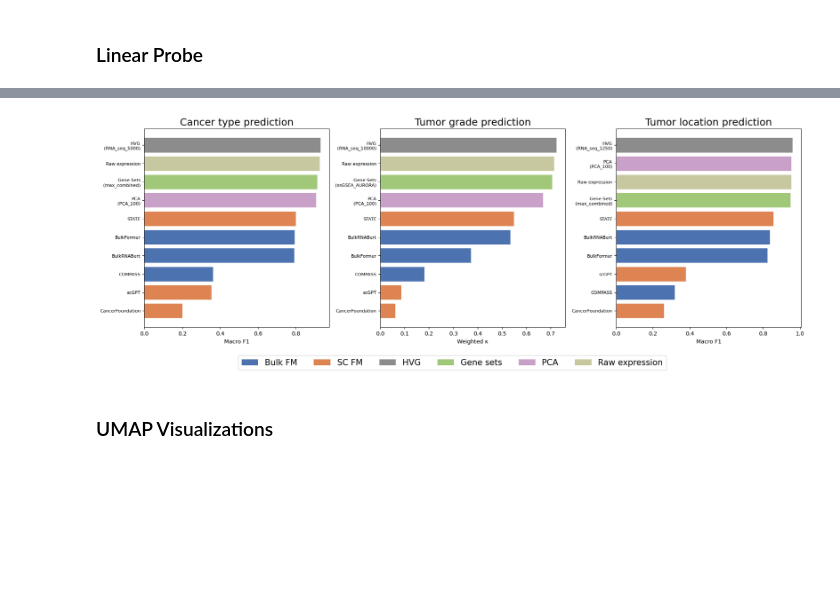
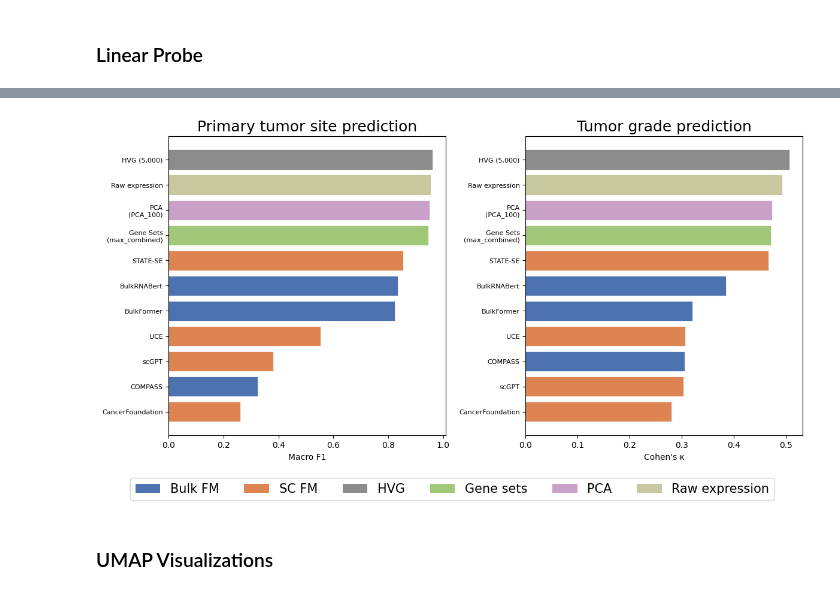
Before and after one commit to serenaklm/RNA-FM-benchmarking, a Jupyter notebook: notebooks/analyze_PFS_benchmarking_results.ipynb, the cells around one changed output, grey strips where cells are left out. Drawn from its saved outputs; the diff is of its cells as text; code cells hidden in the pictures; blank space fills up the shorter version.

```diff
--- a/notebooks/analyze_PFS_benchmarking_results.ipynb
+++ b/notebooks/analyze_PFS_benchmarking_results.ipynb
@@ -1119,11 +1122,12 @@ FM_DIM = {
     "scGPT":             512,
     "STATE":            2058,
     "CancerFoundation":  256,
+    "UCE":              1280,
 }
 FM_BASELINE_MAP = {
     fm: [("RNA_seq", "RNA_seq", dim)] for fm, dim in FM_DIM.items()
 }
-FM_ORDER = ["COMPASS", "BulkRNABert", "CancerFoundation", "scGPT", "BulkFormer", "STATE", ]
+FM_ORDER = ["COMPASS", "BulkRNABert", "CancerFoundation", "scGPT", "BulkFormer", "UCE", "STATE"]
 FM_LABEL = {
     "BulkRNABert":      "BulkRNABert\n(256-dim)",
     "BulkFormer":       "BulkFormer\n(640-dim)",
@@ -1131,6 +1135,7 @@ FM_LABEL = {
     "scGPT":            "scGPT\n(512-dim)",
     "STATE":            "STATE-SE\n(2058-dim)",
     "CancerFoundation": "CancerFoundation\n(256-dim)",
+    "UCE":              "UCE\n(1280-dim)",
 }
 BL_COLOR_MAP = {
     "RNA_seq": "#C4715A",
@@ -1151,7 +1156,7 @@ def _best_row(df, rna_key, nHVGs=None):
     return sub.loc[sub["overall_mean"].idxmax()] if not sub.empty else None
 
 
-fig, axes = plt.subplots(2, 2, figsize=(12, 9), sharey=False)
+fig, axes = plt.subplots(2, 2, figsize=(15, 9), sharey=False)
 axes_flat = axes.flatten()
 
 legend_items = {}
@@ -1198,7 +1203,7 @@ for ax, d in zip(axes_flat, DATASETS):
     ax.set_xticks(tick_pos)
     ax.set_xticklabels(tick_lbl, fontsize=7.5)
     ax.set_ylim(0.50, 0.80)
-    ax.set_title(d, fontsize=10, fontweight="bold")
+    ax.set_title(d, fontsize=13, fontweight="bold")
     if d == DATASETS[0]:
         ax.set_ylabel("Mean C-index (overall)")
     ax.spines["top"].set_visible(False)
@@ -1241,8 +1246,8 @@ lp_agg = (
         accuracy_std         = ("accuracy",       "std"),
         macro_f1_mean        = ("macro_f1",       "mean"),
         macro_f1_std         = ("macro_f1",       "std"),
-        weighted_kappa_mean  = ("weighted_kappa", "mean"),
-        weighted_kappa_std   = ("weighted_kappa", "std"),
+        kappa_mean           = ("kappa", "mean"),
+        kappa_std            = ("kappa", "std"),
         n_splits             = ("accuracy",       "count"),
     )
     .reset_index()
@@ -1312,7 +1325,7 @@ cancer_type Hartwig  max_combined 0.547339 0.035043
 # %%
-TASKS_TO_PLOT = ["cancer_type", "grade"]
+TASKS_TO_PLOT = ["organ", "grade"]
 TASK_DATASETS = {
-    "cancer_type": ["TCGA", "CPTAC", "Hartwig"],
+    "organ": ["TCGA", "CPTAC", "Hartwig"],
     "grade": ["TCGA", "CPTAC"],
 }
 
@@ -1323,6 +1336,7 @@ included_embs = [
     "scGPT",
     "STATE",
     "CancerFoundation",
+    "UCE",
     "RNA_seq_5000",
     #"RNA_seq_full",
 ]
@@ -1377,7 +1391,7 @@ for ax, task in zip(axes, TASKS_TO_PLOT):
     ax.set_yticks(range(len(included_embs)))
 
 # Set y-axis labels only once, after the loop
-axes[0].set_yticklabels(included_embs, fontsize=9)
+axes[0].set_yticklabels([display_name(e) for e in included_embs], fontsize=9)
 axes[0].tick_params(axis="y", pad=8)
 
 # Hide y tick labels on the second subplot without modifying the shared axis labels
@@ -1389,6 +1403,6 @@ for ax in axes:
 fig.subplots_adjust(left=0.28, right=0.97, top=0.88, bottom=0.12, wspace=0.35)
 #fig.suptitle("Linear probing: mean metric across 5 splits", fontsize=13)
 
-plt.savefig(FIGURE_DIR / "linear_probing_heatmap_ct_grade.png", dpi=300)
+plt.savefig(FIGURE_DIR / "linear_probing_heatmap_site_grade.png", dpi=300)
 plt.show()
 # %% [output]
@@ -1396,8 +1410,8 @@ plt.show()
 # %%
 # Useful for seeing how much information scales with HVG count
-fig, axes = plt.subplots(1, len(TASKS), figsize=(15, 4), sharey=False)
+fig, axes = plt.subplots(1, len(TASKS), figsize=(10, 4), sharey=False)
 
-hvg_counts = [18, 50, 132, 500, 729, 1250, 5000, 10000]
+hvg_counts = [18, 44, 50, 132, 256, 500, 512, 640, 729, 1250, 1280, 2058, 5000, 10000]
 hvg_embs   = [f"RNA_seq_{n}" for n in hvg_counts]
 
 for ax, task in zip(axes, TASKS):
@@ -1444,6 +1458,7 @@ BAR_COLORS = {
     "scGPT":            "#DD8452",
     "STATE":            "#DD8452",
     "CancerFoundation": "#DD8452",
+    "UCE":              "#DD8452",
     "HVG":              "#8C8C8C",
     "Gene Sets":        "#A0C878",
     "PCA":              "#C8A0C8",
@@ -1452,18 +1467,18 @@ BAR_COLORS = {
 
 TASK_PRIMARY_METRIC = {
     "cancer_type": ("macro_f1_mean", "macro_f1_std", "Macro F1"),
-    "grade":       ("weighted_kappa_mean", "weighted_kappa_std", "Weighted κ"),
+    "grade":       ("kappa_mean", "kappa_std", "Cohen's κ"),
     "organ":       ("macro_f1_mean", "macro_f1_std", "Macro F1"),
 }
 TASK_TITLE = {
     "cancer_type": "Cancer type prediction",
     "grade":       "Tumor grade prediction",
-    "organ":       "Tumor location prediction",
+    "organ":       "Primary tumor site prediction",
 }
 
 tcga = lp_agg[lp_agg["dataset"] == "TCGA"].set_index("emb")
 
-fig, axes = plt.subplots(1, 3, figsize=(18, 6))
+fig, axes = plt.subplots(1, len(TASKS), figsize=(12, 6))
 
 for ax, task in zip(axes, TASKS):
     mean_col, std_col, ylabel = TASK_PRIMARY_METRIC[task]
@@ -1472,11 +1487,11 @@ for ax, task in zip(axes, TASKS):
     entries = []
 
     # One bar per FM
-    for emb in FM_ALL:
+    for emb in ["BulkFormer", "BulkRNABert", "COMPASS", "scGPT", "STATE", "CancerFoundation", "UCE"]:
         if emb not in sub.index or not np.isfinite(sub.loc[emb, mean_col]):
             continue
         entries.append({
-            "label": emb,
+            "label": display_name(emb),
             "mean":  sub.loc[emb, mean_col],
             "std":   sub.loc[emb, std_col],
             "color": BAR_COLORS[emb],
@@ -1491,8 +1506,11 @@ for ax, task in zip(axes, TASKS):
         # Show best embedding name beneath label, except for Raw expression
         if group_label == "Raw expression":
             display_label = group_label
+        elif group_label == "HVG":
+            display_label = display_name(best_emb)          # e.g. "HVG (5,000)"
         else:
             display_label = f"{group_label}\n({best_emb})"
+
         entries.append({
             "label": display_label,
             "mean":  sub.loc[best_emb, mean_col],
@@ -1510,34 +1528,34 @@ for ax, task in zip(axes, TASKS):
     ax.barh(range(len(entries)), means,
             color=colors, edgecolor="white", linewidth=0.5,
             error_kw=dict(elinewidth=1, capsize=3, ecolor="black"))
 
     ax.set_yticks(range(len(entries)))
     ax.set_yticklabels(labels, fontsize=8)
     ax.invert_yaxis()
     ax.set_xlabel(ylabel, fontsize=10)
     ax.set_title(TASK_TITLE[task], fontsize=18)
     ax.axvline(0, color="black", linewidth=0.5)
     '''
     for i, (m, s) in enumerate(zip(means, stds)):
         ax.text(m + s + 0.005, i, f"{m:.3f}", va="center", fontsize=7)
     '''
 from matplotlib.patches import Patch
 legend_elements = [
     Patch(facecolor="#4C72B0", label="Bulk FM"),
     Patch(facecolor="#DD8452", label="SC FM"),
     Patch(facecolor="#8C8C8C", label="HVG"),
     Patch(facecolor="#A0C878", label="Gene sets"),
     Patch(facecolor="#C8A0C8", label="PCA"),
     Patch(facecolor="#C8C8A0", label="Raw expression"),
 ]
 fig.legend(handles=legend_elements, loc="lower center", ncol=6,
            fontsize=15, bbox_to_anchor=(0.5, -0.1))
 
 plt.tight_layout()
 plt.savefig(FIGURE_DIR / "linear_probing_tcga_bars.png", dpi=300, bbox_inches="tight")
 plt.show()
 # %% [output]
-[figure, old version]
+[figure, new version]
 # %% [markdown]
 ### UMAP Visualizations
 # %%
```
Also changed, not shown: parts of 28 cells of this notebook, 3 other files.
